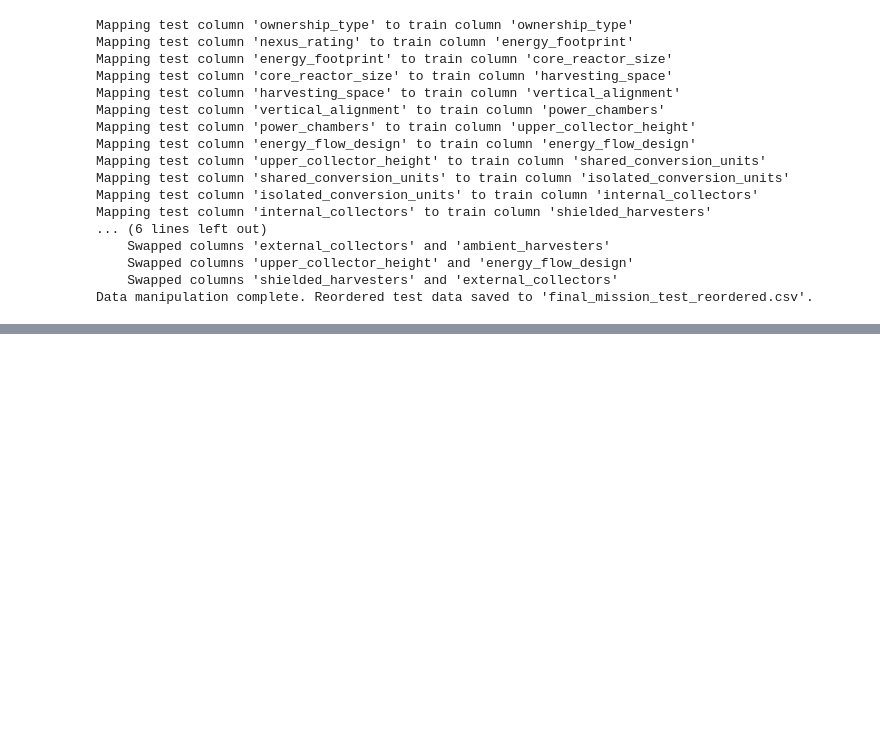
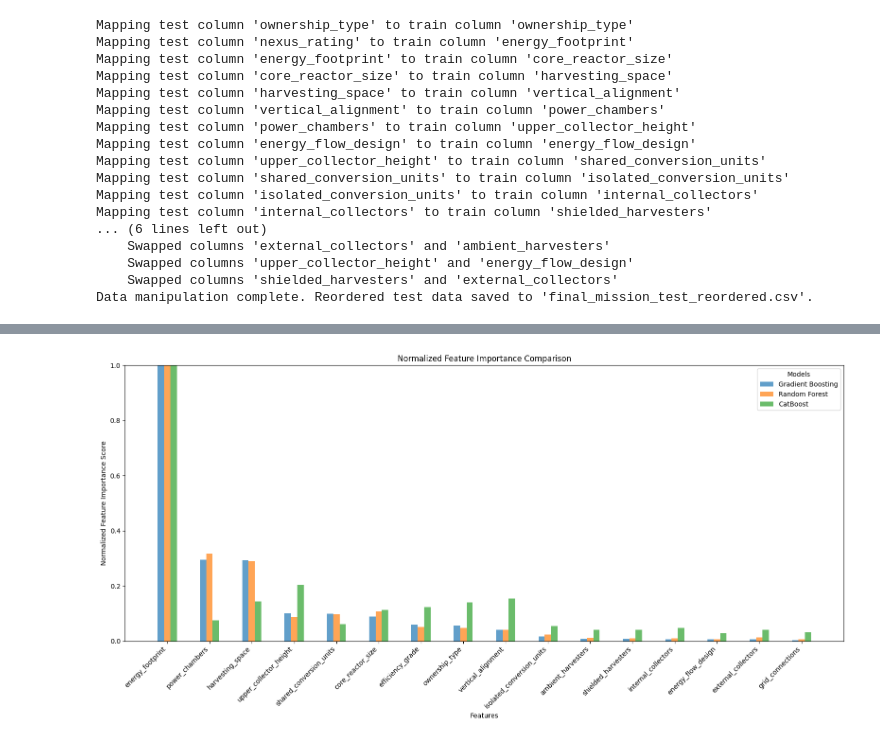
Before and after one commit to jadamixd/Machine-Learning, a Jupyter notebook: Assignment1/Chapter_1_v2.ipynb, the cells around one changed output, grey strips where cells are left out. Cells and saved outputs as stored; diff of their text form; code cells hidden in the pictures; blank space fills up the shorter version.

```diff
--- a/Assignment1/Chapter_1_v2.ipynb
+++ b/Assignment1/Chapter_1_v2.ipynb
@@ -823,0 +833,51 @@ print(f'RMSLE Stacking Ensemble Model: {rmsle_stack}')
+# %%
+import matplotlib.pyplot as plt
+import numpy as np
+import pandas as pd
+
+
+def get_feature_importance(model):
+    if hasattr(model, 'feature_importances_'):
+        return model.feature_importances_
+    elif hasattr(model, 'get_feature_importance'):
+        return model.get_feature_importance()
+    else:
+        return None
+gbr_importance = get_feature_importance(gbr)
+rfr_importance = get_feature_importance(rfr)
+cbr_importance = get_feature_importance(catboost_model)
+feature_names = train.columns.tolist()  # Convert to a list if needed
+feature_names.remove('nexus_rating')  # Remove the unwanted feature
+# Create a DataFrame for easier plotting
+importance_df = pd.DataFrame({
+    'Feature': feature_names,
+    'Gradient Boosting': gbr_importance,
+    'Random Forest': rfr_importance,
+    'CatBoost': cbr_importance
+})
+# Set the feature column as the index
+importance_df.set_index('Feature', inplace=True)
+# Normalize feature importance scores between 0 and 1 for each model
+importance_df_normalized = importance_df.div(importance_df.max(axis=0), axis=1)
+# Sort by feature importance of one model for better visualization
+importance_df_normalized = importance_df_normalized.sort_values(by='Gradient Boosting', ascending=False)
+features = importance_df_normalized.index  # Extract feature names
+models = importance_df_normalized.columns  # Extract model names
+# Set bar width
+bar_width = 0.15
+# Generate x locations for each feature
+x = np.arange(len(features))
+plt.figure(figsize=(16, 8))  # Adjusted figsize for a wider appearance
+# Create a bar plot for each model
+for i, model in enumerate(models):
+    plt.bar(x + i * bar_width, importance_df_normalized[model], width=bar_width, alpha=0.7, label=model)
+plt.title('Normalized Feature Importance Comparison')
+plt.ylabel('Normalized Feature Importance Score')
+plt.xlabel('Features')
+plt.ylim(0, 1)  # Set y-axis limits from 0 to 1
+plt.xticks(x + bar_width * (len(models) - 1) / 2, features, rotation=45, ha='right')  # Center x-ticks
+plt.legend(title='Models')
+plt.tight_layout()  # Adjust layout to prevent clipping of labels
+plt.show()
+# %% [output]
+[figure, added]
```
Also changed, not shown: parts of 14 cells of this notebook.
